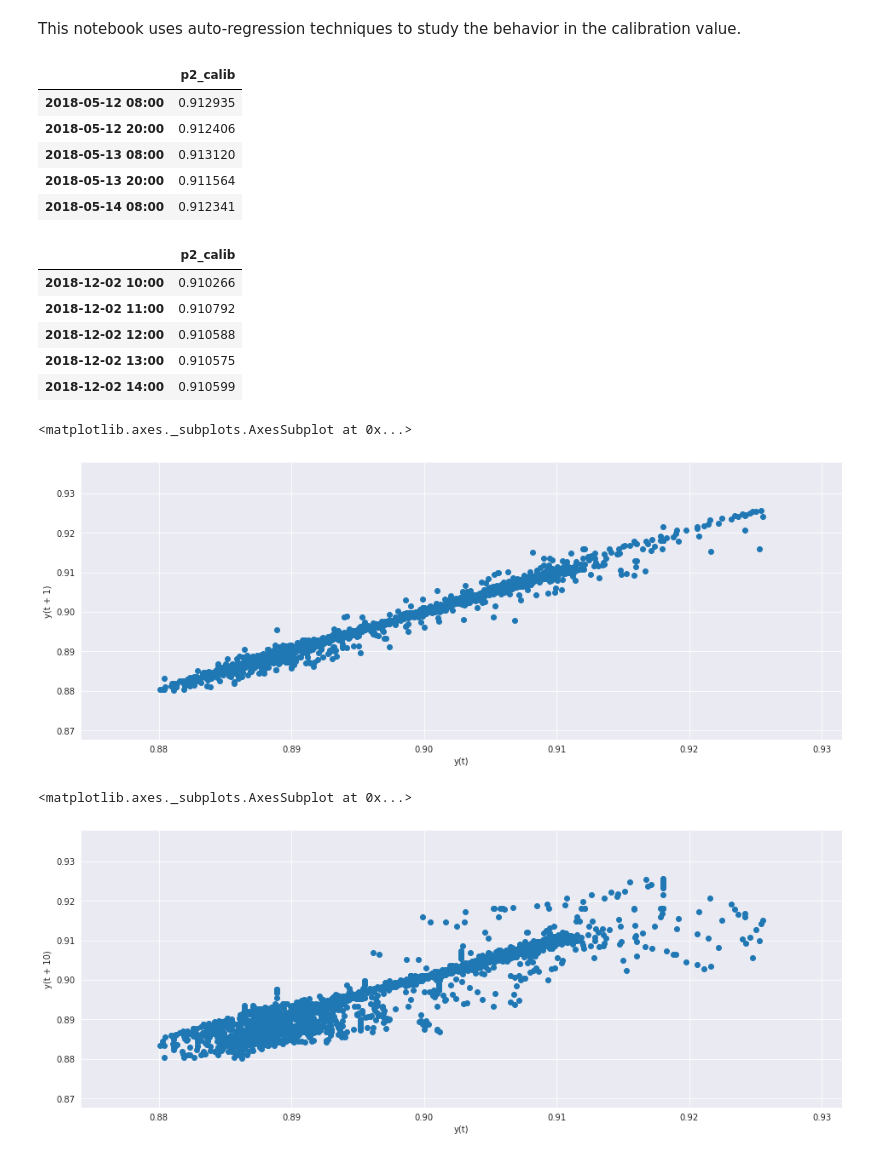
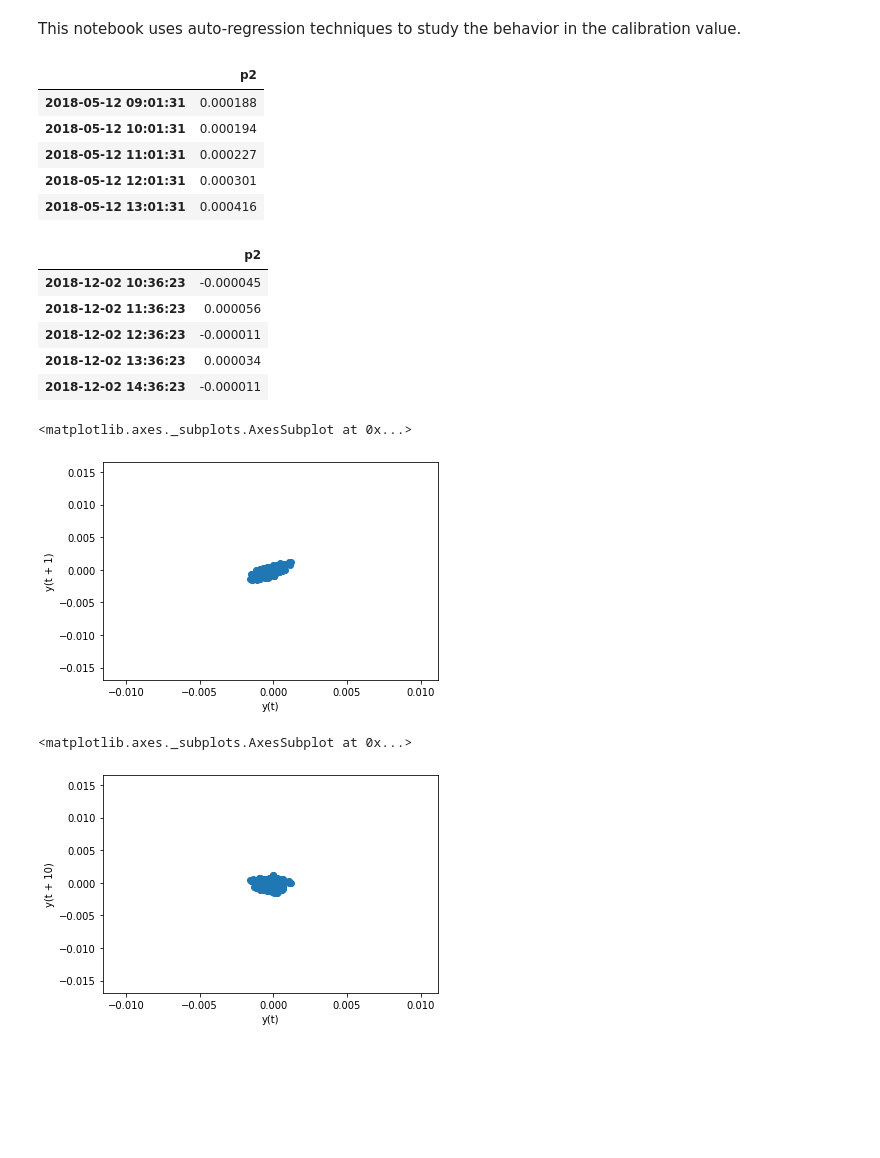
Before and after one commit to UMN-CMS/ECAL_FAIR, a Jupyter notebook: notebooks/auto_regression.ipynb, the cells around one changed output. Cells and saved outputs as stored; diff of their text form; code cells hidden in the pictures; blank space fills up the shorter version.

```diff
--- a/notebooks/auto_regression.ipynb
+++ b/notebooks/auto_regression.ipynb
@@ -9,45 +9,51 @@ from sklearn import preprocessing
 from common.utils import TimeSeriesTensor, create_evaluation_df, mape, scale_shrinker
 # %%
 #load the data
-test = pd.read_csv('../data/test_avg.csv', index_col=0)
-valid = pd.read_csv('../data/valid_avg.csv', index_col=0)
-train = pd.read_csv('../data/train_avg.csv', index_col=0)
-#fix index
-test.index = pd.to_datetime(test.index).to_period('H')
-valid.index = pd.to_datetime(valid.index).to_period('H')
-train.index = pd.to_datetime(train.index).to_period('H')
+xtal = 54002
+test = pd.read_csv('../data/test_diff_{}.csv'.format(xtal), index_col=0)
+valid = pd.read_csv('../data/valid_diff_{}.csv'.format(xtal), index_col=0)
+train = pd.read_csv('../data/train_diff_{}.csv'.format(xtal), index_col=0)
+#set index to datetime periods
+#test.index = pd.to_datetime(test.index).to_period('H')
+#valid.index = pd.to_datetime(valid.index).to_period('H')
+#train.index = pd.to_datetime(train.index).to_period('H')
+#set index to datetime
+test.index = pd.to_datetime(test.index)
+valid.index = pd.to_datetime(valid.index)
+train.index = pd.to_datetime(train.index)
+
 #df.index = pd.DatetimeIndex(df.index).to_period('M')
 #only take calibration values
-test = test[['p2_calib']]
-valid = valid[['p2_calib']]
-train = train[['p2_calib']]
+test = test[['p2']]
+valid = valid[['p2']]
+train = train[['p2']]
 
 full = train.append([valid,test])
 full.head()
 # %% [output]
-|  | p2_calib |
-| 2018-05-12 08:00 | 0.912935 |
-| 2018-05-12 20:00 | 0.912406 |
-| 2018-05-13 08:00 | 0.913120 |
-| 2018-05-13 20:00 | 0.911564 |
-| 2018-05-14 08:00 | 0.912341 |
+|  | p2 |
+| 2018-05-12 09:01:31 | 0.000188 |
+| 2018-05-12 10:01:31 | 0.000194 |
+| 2018-05-12 11:01:31 | 0.000227 |
+| 2018-05-12 12:01:31 | 0.000301 |
+| 2018-05-12 13:01:31 | 0.000416 |
 # %%
 full.tail()
 # %% [output]
-|  | p2_calib |
-| 2018-12-02 10:00 | 0.910266 |
-| 2018-12-02 11:00 | 0.910792 |
-| 2018-12-02 12:00 | 0.910588 |
-| 2018-12-02 13:00 | 0.910575 |
-| 2018-12-02 14:00 | 0.910599 |
+|  | p2 |
+| 2018-12-02 10:36:23 | -0.000045 |
+| 2018-12-02 11:36:23 | 0.000056 |
+| 2018-12-02 12:36:23 | -0.000011 |
+| 2018-12-02 13:36:23 | 0.000034 |
+| 2018-12-02 14:36:23 | -0.000011 |
 # %%
-pd.plotting.lag_plot(full.p2_calib, lag=1)
+pd.plotting.lag_plot(full.p2, lag=1)
 # %% [output]
 <matplotlib.axes._subplots.AxesSubplot at 0x...>
-[figure, old version]
+[figure, new version]
 # %%
-pd.plotting.lag_plot(full.p2_calib, lag=10)
+pd.plotting.lag_plot(full.p2, lag=10)
 # %% [output]
 <matplotlib.axes._subplots.AxesSubplot at 0x...>
-[figure, old version]
+[figure, new version]
 # %%
```
Also changed, not shown: parts of 18 cells of this notebook, 8 other files.
